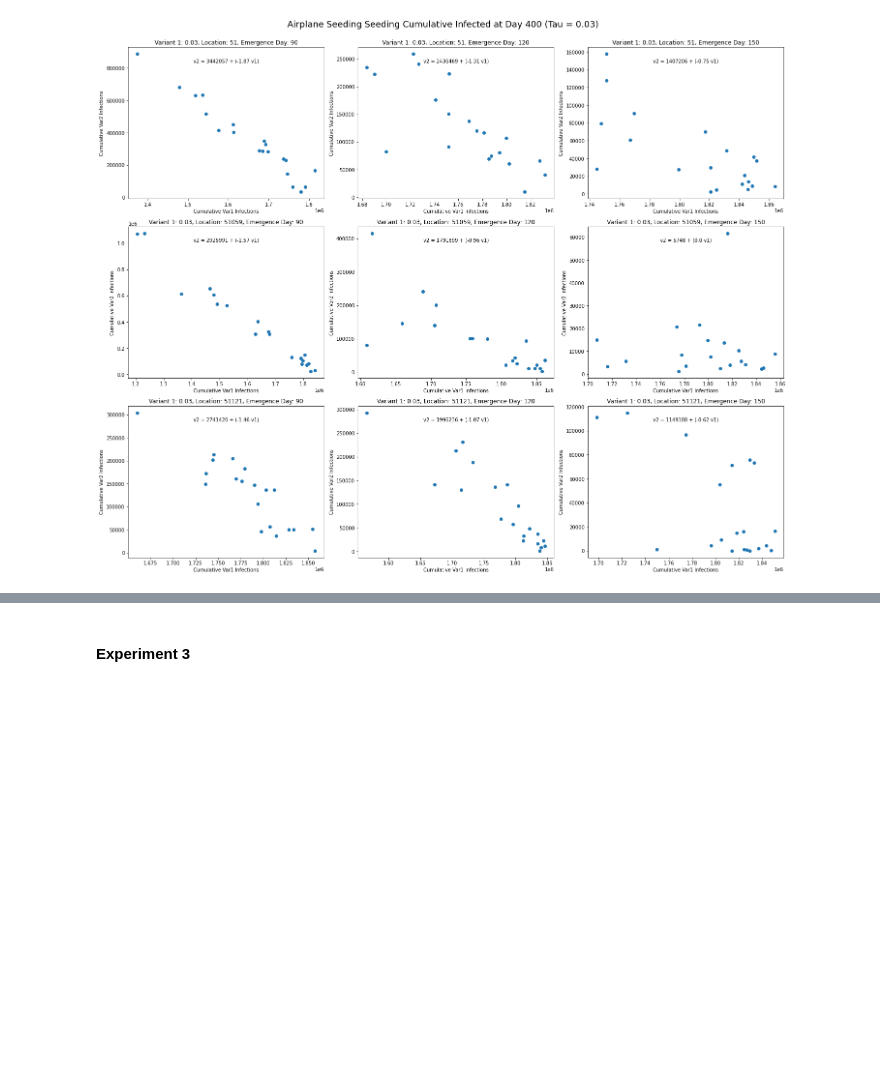
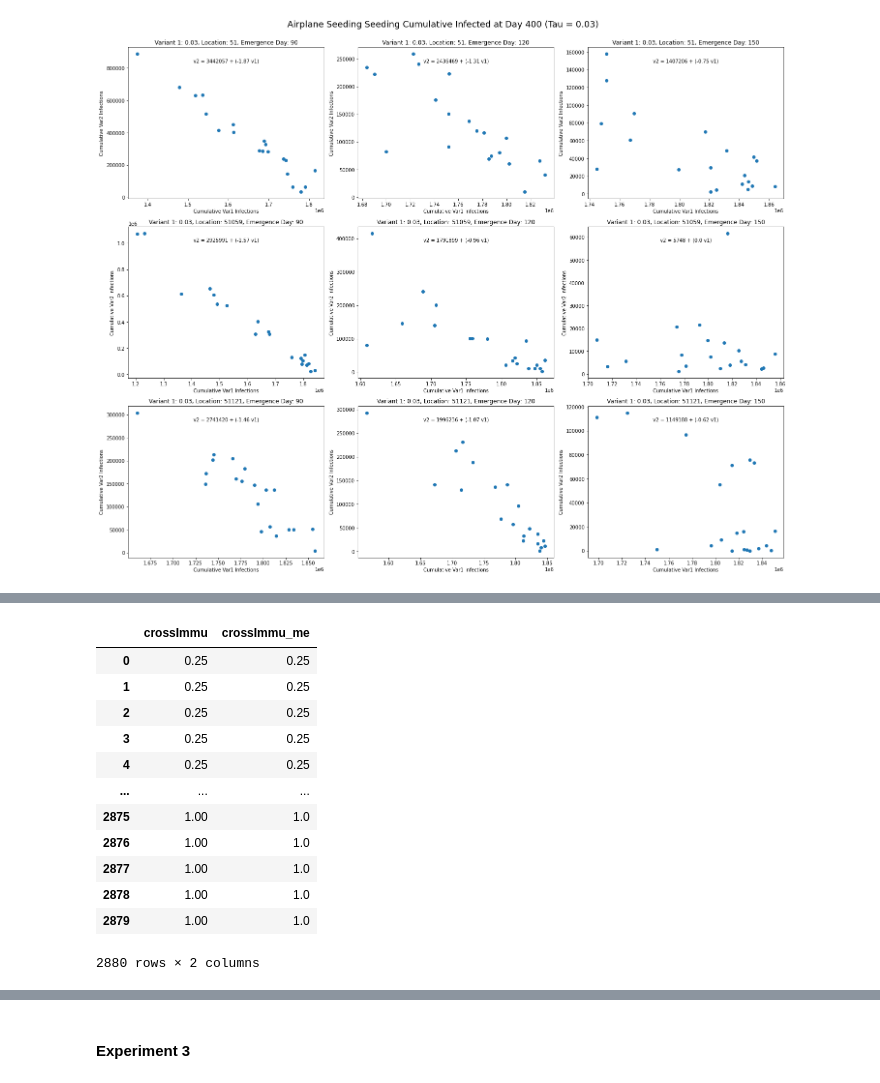
Before and after one commit to itsyosef/bionetworks, a Jupyter notebook: epihiper/notebooks/UT95Comparison.ipynb, the cells around one changed output, grey strips where cells are left out. Cells and saved outputs as stored; diff of their text form; code cells hidden in the pictures; blank space fills up the shorter version.

```diff
--- a/epihiper/notebooks/UT95Comparison.ipynb
+++ b/epihiper/notebooks/UT95Comparison.ipynb
@@ -260,0 +491,20 @@ plt.tight_layout()
+# %%
+degree = pd.read_csv("/project/biocomplexity/biosurveillance/EpiHiper/postProcessing/T95/Exp6/T95qDegreeWithMemoryExp6_tau_0.03.csv")
+degree["tau"] = 0.03
+degree["name"] = "tau_" + degree.tau.astype(str) + "_var2_1.4_seed2p_" + degree.seedloc.astype(str) + "_seed2t_" + degree.emergenceday.astype(str) + "_cross1by2_" + degree.crossImmu.astype(str)
+degree["crossImmu_me"] = degree["name"].apply(lambda row: row.split("_")[-1])
+degree[["crossImmu", "crossImmu_me"]]
+# %% [output]
+|  | crossImmu | crossImmu_me |
+| 0 | 0.25 | 0.25 |
+| 1 | 0.25 | 0.25 |
+| 2 | 0.25 | 0.25 |
+| 3 | 0.25 | 0.25 |
+| 4 | 0.25 | 0.25 |
+| ... | ... | ... |
+| 2875 | 1.00 | 1.0 |
+| 2876 | 1.00 | 1.0 |
+| 2877 | 1.00 | 1.0 |
+| 2878 | 1.00 | 1.0 |
+| 2879 | 1.00 | 1.0 |
+2880 rows × 2 columns
```
Also changed, not shown: parts of 23 cells of this notebook.
